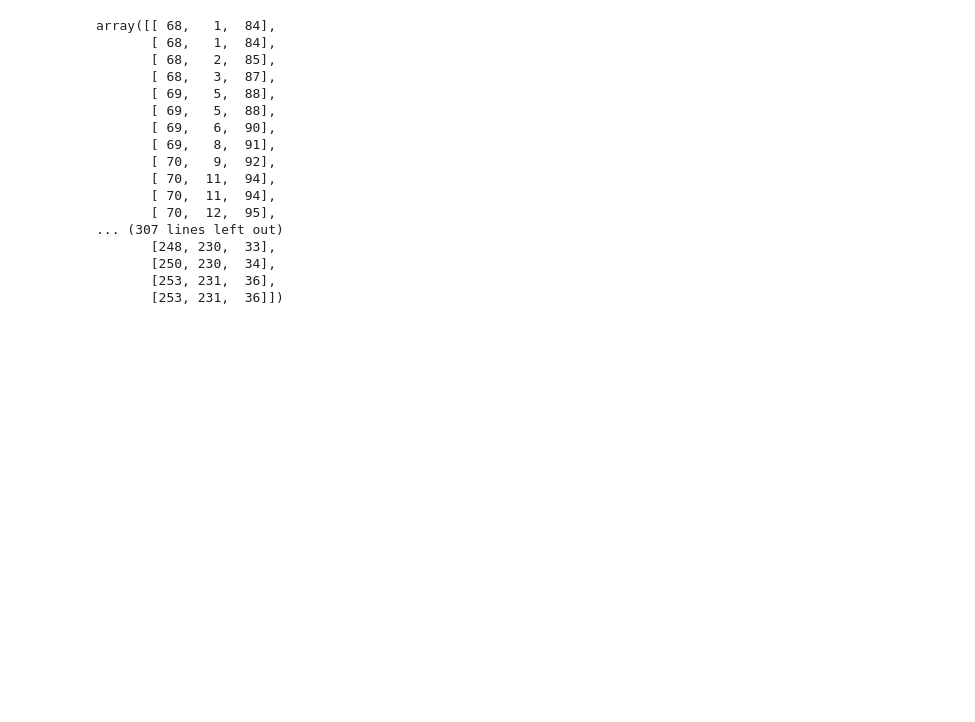
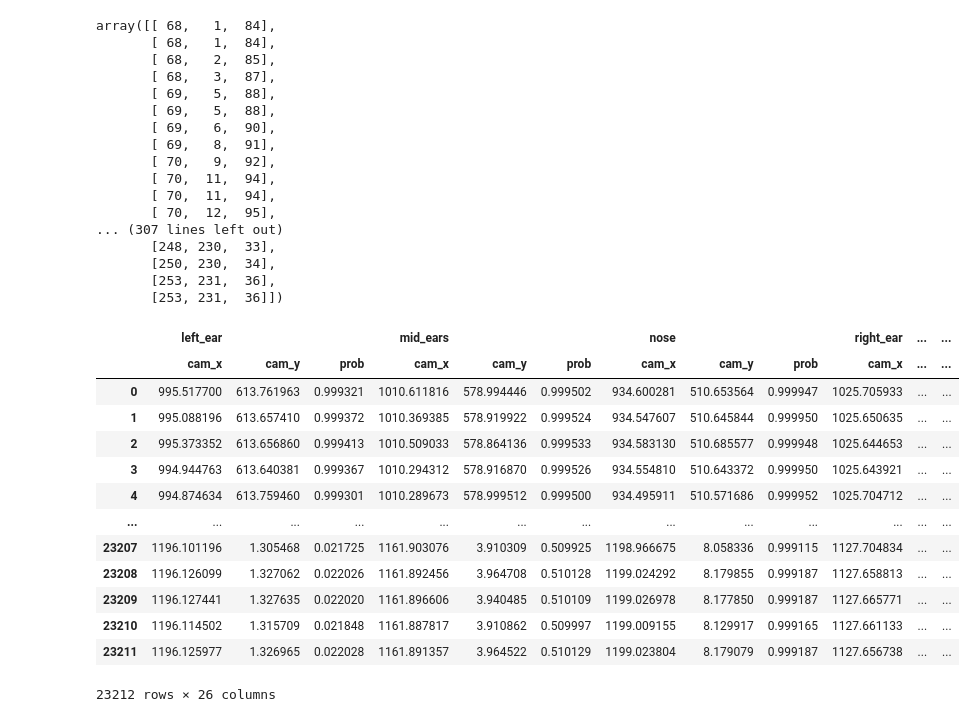
Before and after one commit to EvolutionaryNeuralCodingLab/PreyTouch, a Jupyter notebook: notebooks/paper_figs.ipynb, the cells around one changed output. Cells and saved outputs as stored; diff of their text form; code cells hidden in the pictures; blank space fills up the shorter version.

```diff
--- a/notebooks/paper_figs.ipynb
+++ b/notebooks/paper_figs.ipynb
@@ -1696,3 +1686,23 @@ for vid in tqdm(vids):
             print(vid.path)
     except Exception as exc:
         print(f'Error in {vid.path}; {exc}')
+# %%
+import pandas as pd
+
+df = pd.read_parquet('/data/Pogona_Pursuit/output/experiments/PV163/20240103/block1/videos/predictions/front_head_only_resnet_152__front_20240103T083015.parquet')
+df
+# %% [output]
+|  | left_ear |  |  | mid_ears |  |  | nose |  |  | right_ear | ... | ... |
+|  | cam_x | cam_y | prob | cam_x | cam_y | prob | cam_x | cam_y | prob | cam_x | ... | ... |
+| 0 | 995.517700 | 613.761963 | 0.999321 | 1010.611816 | 578.994446 | 0.999502 | 934.600281 | 510.653564 | 0.999947 | 1025.705933 | ... | ... |
+| 1 | 995.088196 | 613.657410 | 0.999372 | 1010.369385 | 578.919922 | 0.999524 | 934.547607 | 510.645844 | 0.999950 | 1025.650635 | ... | ... |
+| 2 | 995.373352 | 613.656860 | 0.999413 | 1010.509033 | 578.864136 | 0.999533 | 934.583130 | 510.685577 | 0.999948 | 1025.644653 | ... | ... |
+| 3 | 994.944763 | 613.640381 | 0.999367 | 1010.294312 | 578.916870 | 0.999526 | 934.554810 | 510.643372 | 0.999950 | 1025.643921 | ... | ... |
+| 4 | 994.874634 | 613.759460 | 0.999301 | 1010.289673 | 578.999512 | 0.999500 | 934.495911 | 510.571686 | 0.999952 | 1025.704712 | ... | ... |
+| ... | ... | ... | ... | ... | ... | ... | ... | ... | ... | ... | ... | ... |
+| 23207 | 1196.101196 | 1.305468 | 0.021725 | 1161.903076 | 3.910309 | 0.509925 | 1198.966675 | 8.058336 | 0.999115 | 1127.704834 | ... | ... |
+| 23208 | 1196.126099 | 1.327062 | 0.022026 | 1161.892456 | 3.964708 | 0.510128 | 1199.024292 | 8.179855 | 0.999187 | 1127.658813 | ... | ... |
+| 23209 | 1196.127441 | 1.327635 | 0.022020 | 1161.896606 | 3.940485 | 0.510109 | 1199.026978 | 8.177850 | 0.999187 | 1127.665771 | ... | ... |
+| 23210 | 1196.114502 | 1.315709 | 0.021848 | 1161.887817 | 3.910862 | 0.509997 | 1199.009155 | 8.129917 | 0.999165 | 1127.661133 | ... | ... |
+| 23211 | 1196.125977 | 1.326965 | 0.022028 | 1161.891357 | 3.964522 | 0.510129 | 1199.023804 | 8.179079 | 0.999187 | 1127.656738 | ... | ... |
+23212 rows × 26 columns
```
Also changed, not shown: parts of 11 cells of this notebook, 9 other files.
